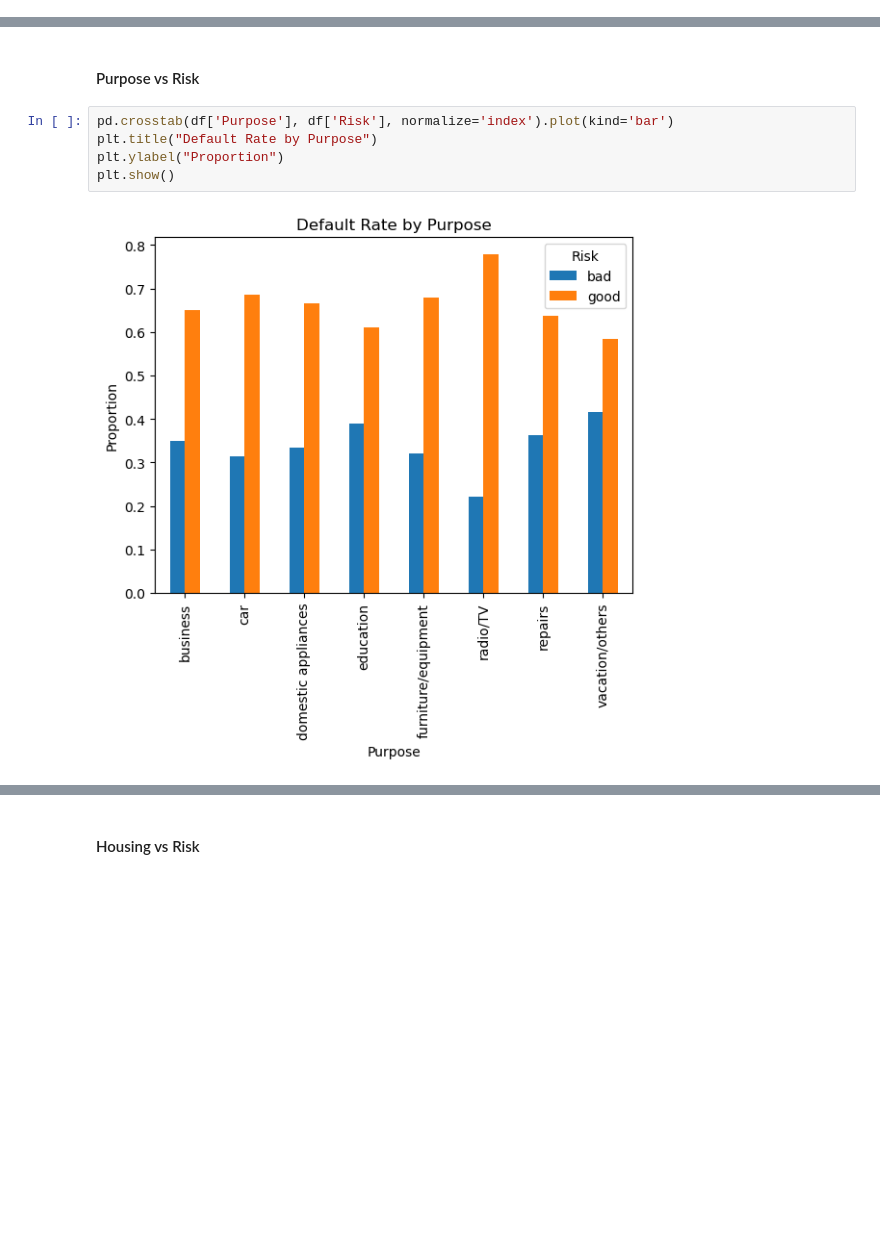
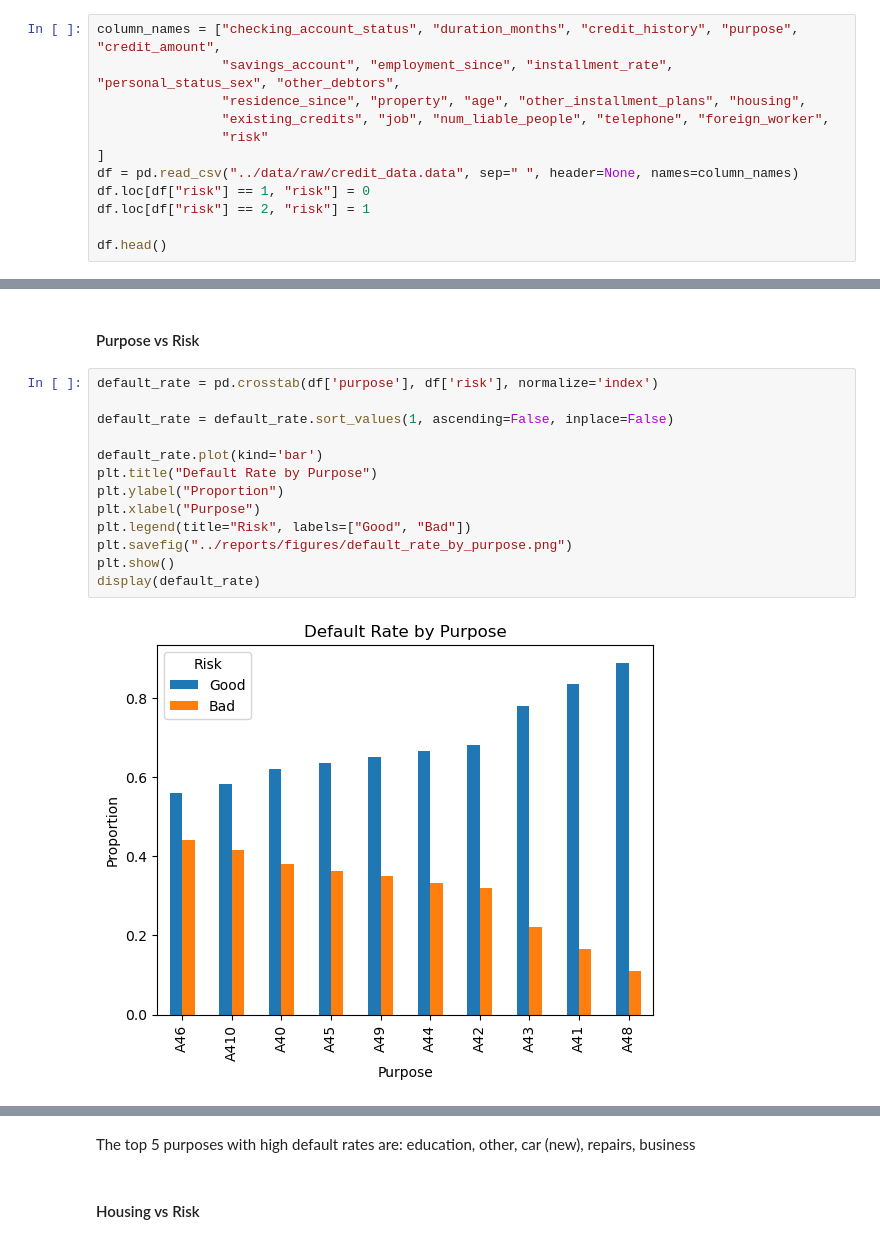
Before and after one commit to vaibhavpandeyprayag/loan-default-risk, a Jupyter notebook: notebooks/01_eda.ipynb, the cells around one changed output, grey strips where cells are left out. Cells and saved outputs as stored; diff of their text form; blank space fills up the shorter version.

```diff
--- a/notebooks/01_eda.ipynb
+++ b/notebooks/01_eda.ipynb
@@ -23,0 +10,12 @@ df.head()
+# %%
+column_names = ["checking_account_status", "duration_months", "credit_history", "purpose", "credit_amount",
+                "savings_account", "employment_since", "installment_rate", "personal_status_sex", "other_debtors",
+                "residence_since", "property", "age", "other_installment_plans", "housing",
+                "existing_credits", "job", "num_liable_people", "telephone", "foreign_worker",
+                "risk"
+]
+df = pd.read_csv("../data/raw/credit_data.data", sep=" ", header=None, names=column_names)
+df.loc[df["risk"] == 1, "risk"] = 0
+df.loc[df["risk"] == 2, "risk"] = 1
+
+df.head()
@@ -117,9 +181,17 @@ plt.show()
 # %% [markdown]
 #### Purpose vs Risk
 # %%
-pd.crosstab(df['Purpose'], df['Risk'], normalize='index').plot(kind='bar')
+default_rate = pd.crosstab(df['purpose'], df['risk'], normalize='index')
+
+default_rate = default_rate.sort_values(1, ascending=False, inplace=False)
+
+default_rate.plot(kind='bar')
 plt.title("Default Rate by Purpose")
 plt.ylabel("Proportion")
+plt.xlabel("Purpose")
+plt.legend(title="Risk", labels=["Good", "Bad"])
+plt.savefig("../reports/figures/default_rate_by_purpose.png")
 plt.show()
+display(default_rate)
 # %% [output]
-[figure, old version]
+[figure, new version]
@@ -126,3 +210,5 @@ plt.show()
+# %% [markdown]
+The top 5 purposes with high default rates are: education, other, car (new), repairs, business
 # %% [markdown]
 #### Housing vs Risk
 # %%
```
Also changed, not shown: parts of 43 cells of this notebook, 21 other files.
